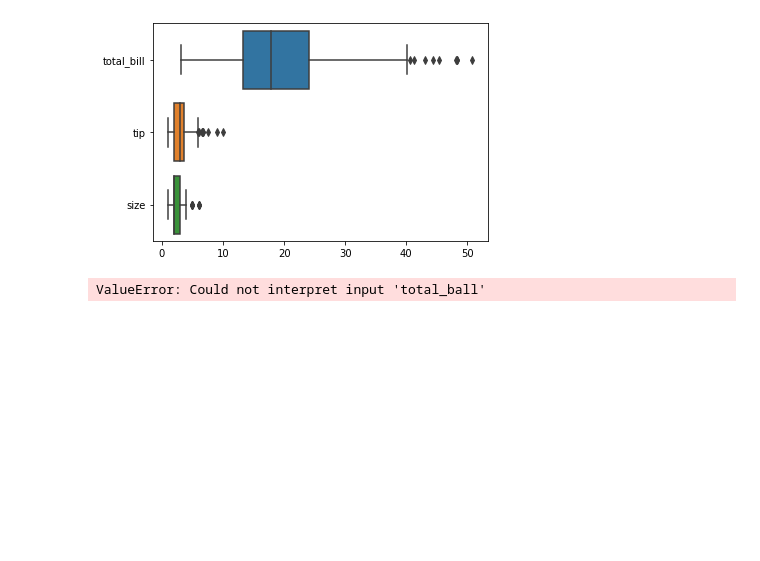
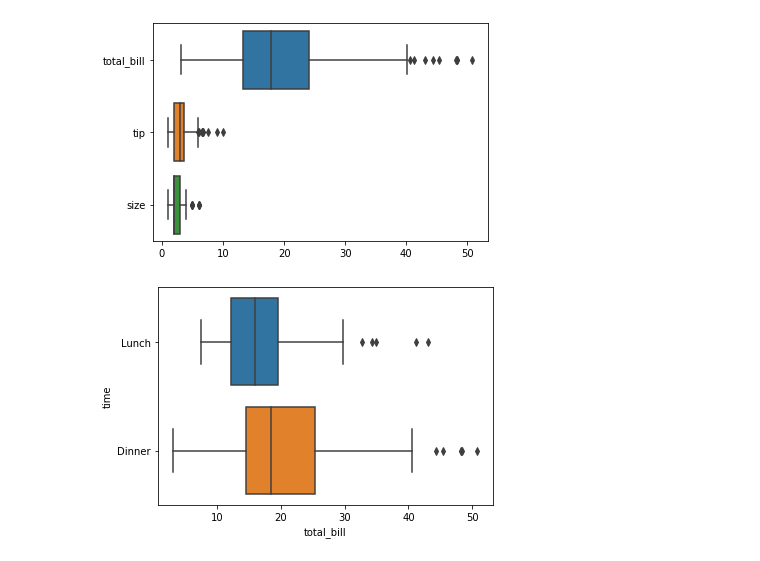
Before and after one commit to cccedith789/Python-60-days, a Jupyter notebook: D21 運用實際資料集進行資料視覺化練習 Data_Visualization_Day_4作業.ipynb, the cells around one changed output. Drawn from its saved outputs; the diff is of its cells as text; code cells hidden in the pictures; blank space fills up the shorter version.

```diff
--- a/D21 運用實際資料集進行資料視覺化練習 Data_Visualization_Day_4作業.ipynb
+++ b/D21 運用實際資料集進行資料視覺化練習 Data_Visualization_Day_4作業.ipynb
@@ -104,8 +104,8 @@ sns.boxplot(data=df2, orient="h")
 # %%
 # 先行挑選兩組特徵:
 
-sns.boxplot(x="total_ball", y="time", data=df2)
+sns.boxplot(x="total_bill", y="time", data=df2)
 plt.show()
 # %% [output]
-ValueError: Could not interpret input 'total_ball'
+[figure, added]
 # %%
```
Also changed, not shown: parts of 1 cell of this notebook.
